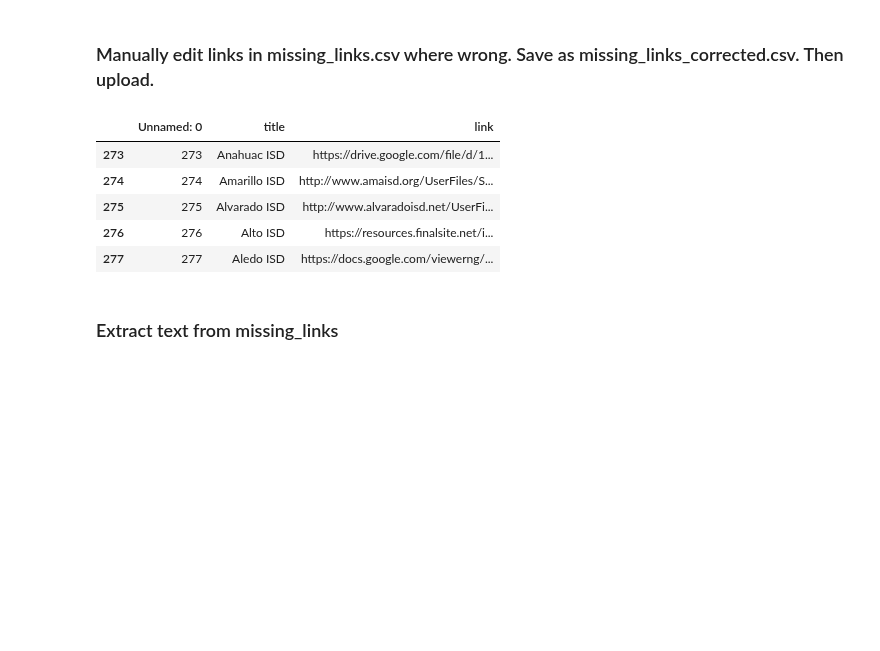
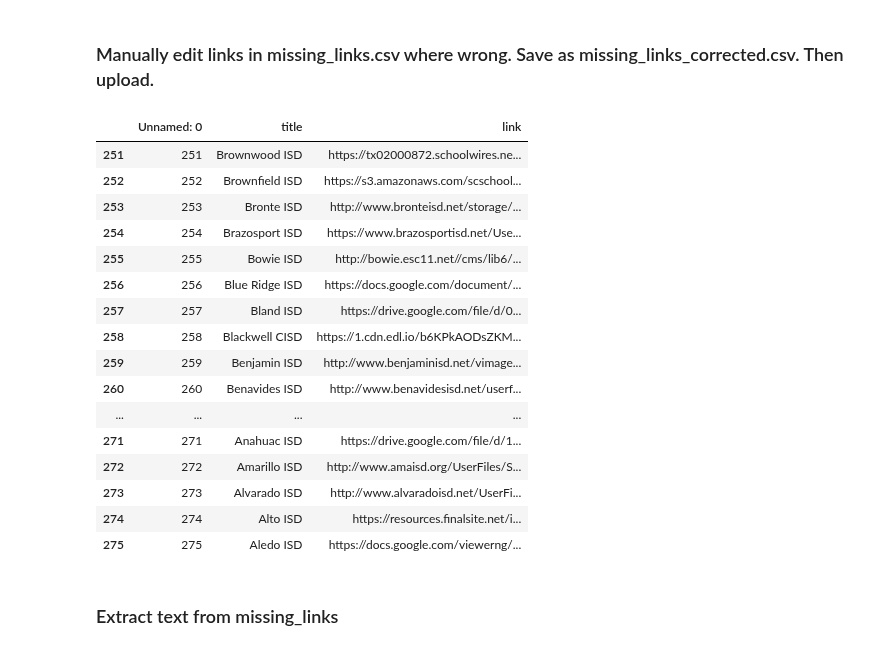
Before and after one commit to KylieLAnglin/dofis, a Jupyter notebook: data_from_plans/07_address_missing_plans.ipynb, the cells around one changed output. Cells and saved outputs as stored; diff of their text form; code cells hidden in the pictures; blank space fills up the shorter version.

```diff
--- a/data_from_plans/07_address_missing_plans.ipynb
+++ b/data_from_plans/07_address_missing_plans.ipynb
@@ -129,14 +114,25 @@ missing_links.to_csv(os.path.join(data_path, 'missing_links.csv'))
 ### Manually edit links in missing_links.csv where wrong. Save as missing_links_corrected.csv. Then upload.
 # %%
 missing_links = pd.read_csv(os.path.join(data_path, 'missing_links_corrected.csv'))
-missing_links.tail(5)
+missing_links.tail(25)
 # %% [output]
 |  | Unnamed: 0 | title | link |
-| 273 | 273 | Anahuac ISD | https://drive.google.com/file/d/1... |
-| 274 | 274 | Amarillo ISD | http://www.amaisd.org/UserFiles/S... |
-| 275 | 275 | Alvarado ISD | http://www.alvaradoisd.net/UserFi... |
-| 276 | 276 | Alto ISD | https://resources.finalsite.net/i... |
-| 277 | 277 | Aledo ISD | https://docs.google.com/viewerng/... |
+| 251 | 251 | Brownwood ISD | https://tx02000872.schoolwires.ne... |
+| 252 | 252 | Brownfield ISD | https://s3.amazonaws.com/scschool... |
+| 253 | 253 | Bronte ISD | http://www.bronteisd.net/storage/... |
+| 254 | 254 | Brazosport ISD | https://www.brazosportisd.net/Use... |
+| 255 | 255 | Bowie ISD | http://bowie.esc11.net//cms/lib6/... |
+| 256 | 256 | Blue Ridge ISD | https://docs.google.com/document/... |
+| 257 | 257 | Bland ISD | https://drive.google.com/file/d/0... |
+| 258 | 258 | Blackwell CISD | https://1.cdn.edl.io/b6KPkAODsZKM... |
+| 259 | 259 | Benjamin ISD | http://www.benjaminisd.net/vimage... |
+| 260 | 260 | Benavides ISD | http://www.benavidesisd.net/userf... |
+| ... | ... | ... | ... |
+| 271 | 271 | Anahuac ISD | https://drive.google.com/file/d/1... |
+| 272 | 272 | Amarillo ISD | http://www.amaisd.org/UserFiles/S... |
+| 273 | 273 | Alvarado ISD | http://www.alvaradoisd.net/UserFi... |
+| 274 | 274 | Alto ISD | https://resources.finalsite.net/i... |
+| 275 | 275 | Aledo ISD | https://docs.google.com/viewerng/... |
 # %% [markdown]
 ### Extract text from missing_links
 # %%
```
Also changed, not shown: parts of 28 cells of this notebook, 7 other files.
